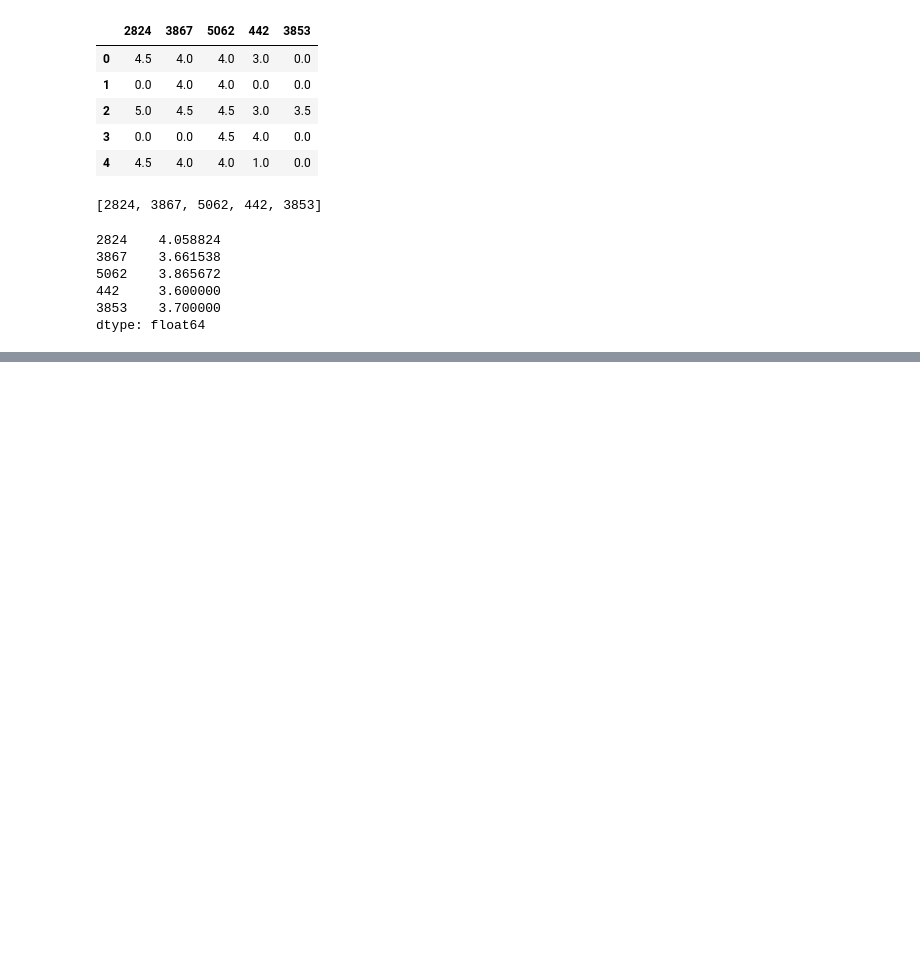
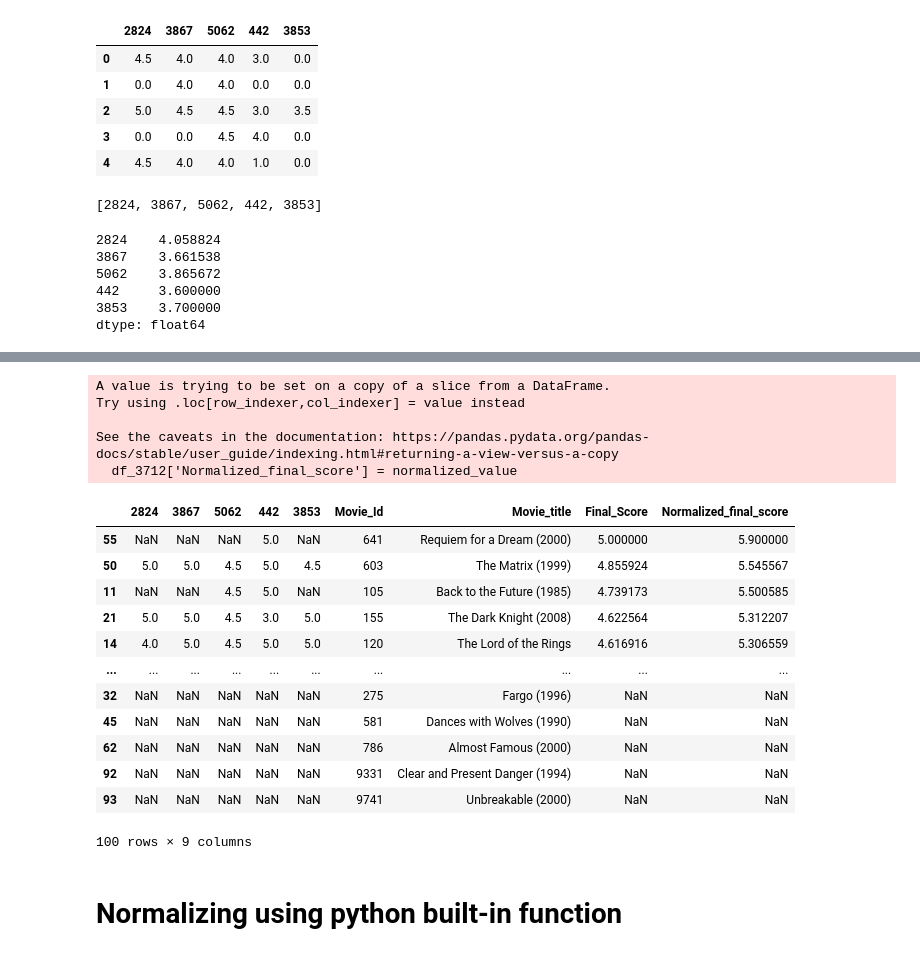
Before and after one commit to ali-d-nasseri/Recommender-System, a Jupyter notebook: Coursera Notes/Coursera project.ipynb, the cells around one changed output, grey strips where cells are left out. Saved outputs shown, nothing was run; the diff lists cells and outputs as text; code cells hidden in the pictures; blank space fills up the shorter version.

```diff
--- a/Coursera Notes/Coursera project.ipynb
+++ b/Coursera Notes/Coursera project.ipynb
@@ -396,0 +361,17 @@ df_3712_ratings_fillzero.head()
+# %%
+def one_row_diff(df,index):
+    sum_weight = []
+    row = df.iloc[index]
+    for i in column_name_3712:
+        if row[i] != 0:
+            s= (row[i] - mean_neighbors_3712_serie[i])*weight_3712[i]
+            sum_weight.append(s)
+    sum_weight_series = pd.Series(sum_weight).sum()
+    return sum_weight_series
+# %%
+weight_factor =[]
+for j in range(100):
+    weight_factor.append(one_row_diff(df,j))
+# %%
+normalized_value = pd.Series(weight_factor)/pd.Series(sum_weight_3712) +4.5
+normalized_value
@@ -396,0 +391,26 @@ df_3712_ratings_fillzero.head()
+# %%
+df_3712['Normalized_final_score'] = normalized_value
+# %% [output]
+A value is trying to be set on a copy of a slice from a DataFrame.
+Try using .loc[row_indexer,col_indexer] = value instead
+
+See the caveats in the documentation: https://pandas.pydata.org/pandas-docs/stable/user_guide/indexing.html#returning-a-view-versus-a-copy
+  df_3712['Normalized_final_score'] = normalized_value
+# %%
+df_3712.sort_values(by = 'Normalized_final_score', ascending = False)
+# %% [output]
+|  | 2824 | 3867 | 5062 | 442 | 3853 | Movie_Id | Movie_title | Final_Score | Normalized_final_score |
+| 55 | NaN | NaN | NaN | 5.0 | NaN | 641 | Requiem for a Dream (2000) | 5.000000 | 5.900000 |
+| 50 | 5.0 | 5.0 | 4.5 | 5.0 | 4.5 | 603 | The Matrix (1999) | 4.855924 | 5.545567 |
+| 11 | NaN | NaN | 4.5 | 5.0 | NaN | 105 | Back to the Future (1985) | 4.739173 | 5.500585 |
+| 21 | 5.0 | 5.0 | 4.5 | 3.0 | 5.0 | 155 | The Dark Knight (2008) | 4.622564 | 5.312207 |
+| 14 | 4.0 | 5.0 | 4.5 | 5.0 | 5.0 | 120 | The Lord of the Rings | 4.616916 | 5.306559 |
+| ... | ... | ... | ... | ... | ... | ... | ... | ... | ... |
+| 32 | NaN | NaN | NaN | NaN | NaN | 275 | Fargo (1996) | NaN | NaN |
+| 45 | NaN | NaN | NaN | NaN | NaN | 581 | Dances with Wolves (1990) | NaN | NaN |
+| 62 | NaN | NaN | NaN | NaN | NaN | 786 | Almost Famous (2000) | NaN | NaN |
+| 92 | NaN | NaN | NaN | NaN | NaN | 9331 | Clear and Present Danger (1994) | NaN | NaN |
+| 93 | NaN | NaN | NaN | NaN | NaN | 9741 | Unbreakable (2000) | NaN | NaN |
+100 rows × 9 columns
+# %% [markdown]
+# Normalizing using python built-in function
```
Also changed, not shown: parts of 13 cells of this notebook.
